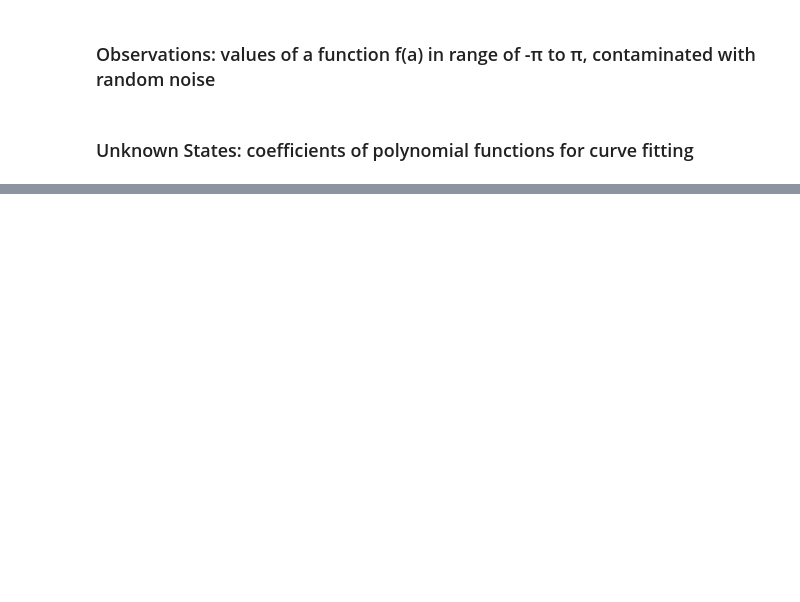
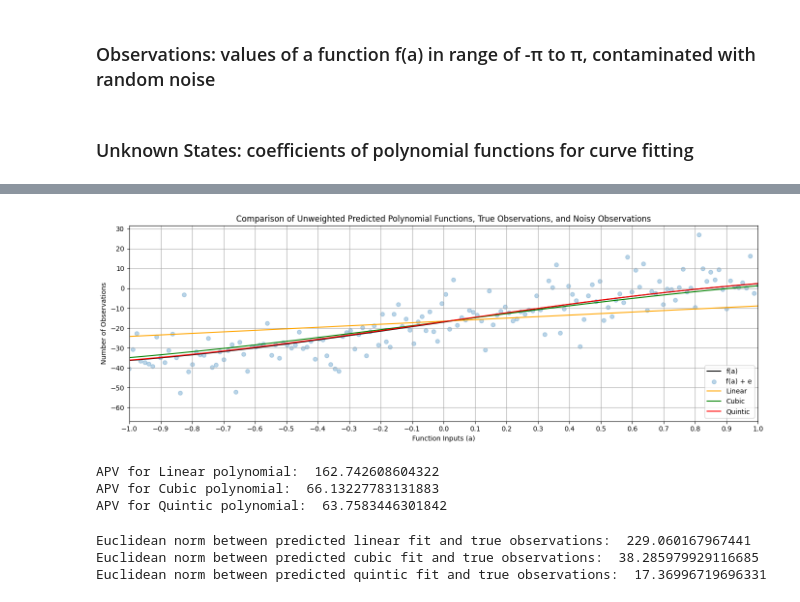
Before and after one commit to haniya-naeem/ENGG680_2025_Fall, a Jupyter notebook: Lab_Assignment1/Assignment1.ipynb, the cells around one changed output, grey strips where cells are left out. Cells and saved outputs as stored; diff of their text form; code cells hidden in the pictures; blank space fills up the shorter version.

```diff
--- a/Lab_Assignment1/Assignment1.ipynb
+++ b/Lab_Assignment1/Assignment1.ipynb
@@ -474,26 +802,83 @@ hexic_uw = #...
 # %%
 # step 8
 # use the matplotlib to plot each polynomial function, noisy observations l, true observations l_true, together in one single figure
 # for the polynomials of line, cubic and quintic, use color of orange, green and red respectively.
 # (2 marks)
 
+# Construct polynomial functions for each degree:
+linear = fit_polynomial_curve(a, l, P, deg = 1)
+linear_uw = np.polyval((linear[0])[::-1], a)
+
+cubic = fit_polynomial_curve(a, l, P, deg = 3)
+cubic_uw = np.polyval((cubic[0])[::-1], a)
+
+quintic = fit_polynomial_curve(a, l, P, deg = 5)
+quintic_uw = np.polyval((quintic[0])[::-1], a)
+
+# Plot each polynomial function, the noisy observations, and the true observations.
 fig, ax = plt.subplots(nrows=1, ncols=1, figsize=(14, 5))
-# ...
-
+ax.plot(a, l_true, label = "f(a)", color = "k")
+ax.scatter(a, l, label = "f(a) + e", color = "tab:blue", marker = "o", alpha = 0.3)
+ax.plot(a, linear_uw, label = "Linear", color = "orange")
+ax.plot(a, cubic_uw, label = "Cubic", color = "green")
+ax.plot(a, quintic_uw, label = "Quintic", color = "red")
+# Plot descriptors and formatting:
+ax.set_xlabel("Function Inputs (a)")
+ax.set_xlim(-1, 1)
+ax.set_xticks(np.linspace(-1, 1, 21))
+ax.set_ylabel("Number of Observations")
+ax.set_yticks(np.linspace(-60, 30, 10))
+ax.set_title("Comparison of Unweighted Predicted Polynomial Functions, True Observations, and Noisy Observations")
+ax.legend(loc = "lower right")
 
 ax.grid(True, which='both',ls='-',color='0.65')
 
 fig.tight_layout()
+# %% [output]
+[figure, added]
 # %%
 # step 9
 # print the a posterier variance factor for each polynomial function
 # (3 marks)
-# ...
+print("APV for Linear polynomial: ", linear[2])
+print("APV for Cubic polynomial: ", cubic[2])
+print("APV for Quintic polynomial: ", quintic[2])
+# %% [output]
+APV for Linear polynomial:  162.742608604322
+APV for Cubic polynomial:  66.13227783131883
+APV for Quintic polynomial:  63.7583446301842
 # %%
 # step 10
 # compute and print the norm between the predicted observations (output from each polynomial function) and the true observations
 # (3 marks)
-# ...
+
+# The euclidean (l2) norm is the square root of the sum of squared residuals. In order to compute it we defined a function that
+def compute_euclidean_norm(predicted, true):
+    '''
+    Args:
+        predicted:         array of predicted outputs of the polynomial function
+        true:              array of true observations
+    Returns:
+        euclidean_norm:
+    '''
+    sum_of_squares = 0
+    for observation in range(len(predicted)):
+        residual = true[observation] - predicted[observation]
+        sum_of_squares += residual**2
+    euclidean_norm = sum_of_squares**0.5
+    return euclidean_norm
+
+norm_linear = compute_euclidean_norm(linear_uw, l_true)
+norm_cubic = compute_euclidean_norm(cubic_uw, l_true)
+norm_quintic = compute_euclidean_norm(quintic_uw, l_true)
+
+print("Euclidean norm between predicted linear fit and true observations: ", norm_linear)
+print("Euclidean norm between predicted cubic fit and true observations: ", norm_cubic)
+print("Euclidean norm between predicted quintic fit and true observations: ", norm_quintic)
+# %% [output]
+Euclidean norm between predicted linear fit and true observations:  229.060167967441
+Euclidean norm between predicted cubic fit and true observations:  38.285979929116685
+Euclidean norm between predicted quintic fit and true observations:  17.36996719696331
 # %%
 # step 11
 # comment on the results of a posterier variance factor and norm, what pattern do you observe
```
Also changed, not shown: parts of 55 cells of this notebook.
